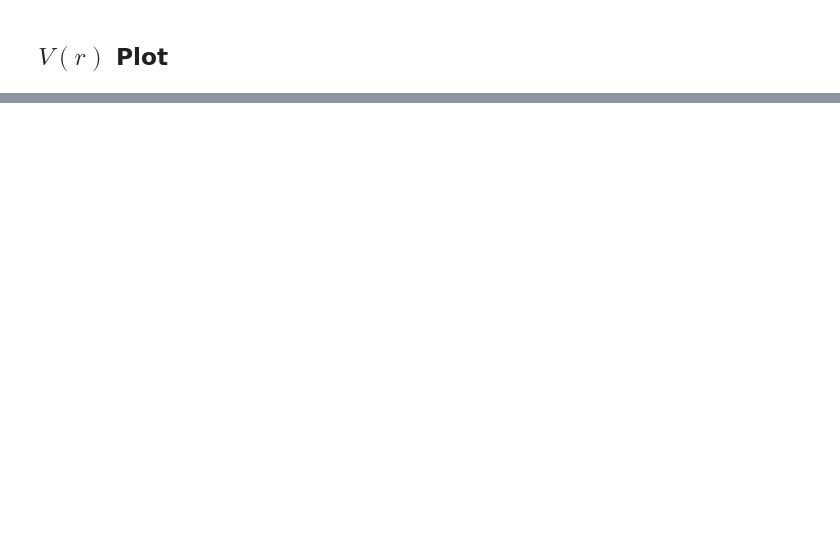
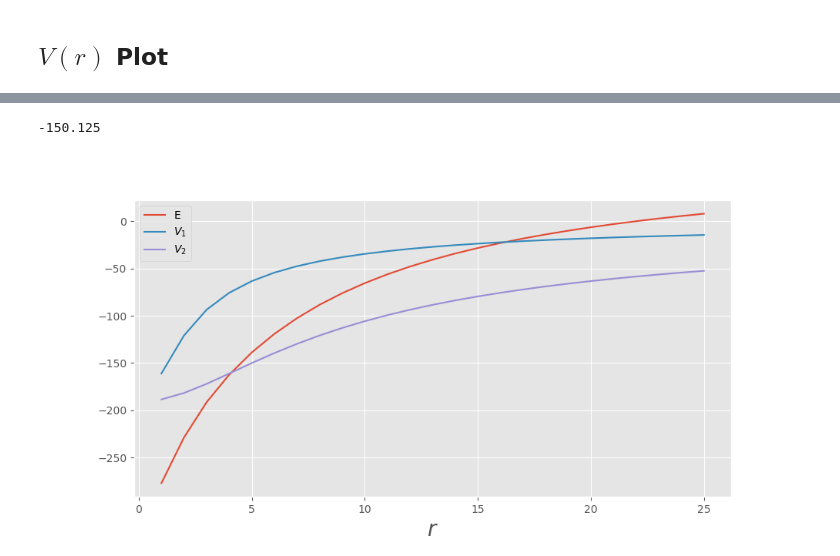
Before and after one commit to Mephisto-000/SMBBH, a Jupyter notebook: demo/potential.ipynb, the cells around one changed output, grey strips where cells are left out. Saved outputs shown, nothing was run; the diff lists cells and outputs as text; code cells hidden in the pictures; blank space fills up the shorter version.

```diff
--- a/demo/potential.ipynb
+++ b/demo/potential.ipynb
@@ -55,0 +69,14 @@ plt.show()
+# %%
+Ui = (0.5**3) + c*(np.arctan(radius_unit*0.5)/(radius_unit*0.5))
+
+# E total c:
+egy_total_c = 2*Ui
+
+# A:
+A = 2  # 12
+
+# E total:
+egy_total = -egy_total_c/A
+print(np.round(egy_total, 4))
+# %% [output]
+-150.125
@@ -55,0 +90,43 @@ plt.show()
+# %%
+# p1_v0 = vo1_0 + E_contro_p1
+# p2_v0 = vo2_0 + E_contro_p2
+p1_v0 = np.array([0.0, np.sqrt(-E_contro_p1), 0.0])
+p2_v0 = np.array([0.0, - np.sqrt(-E_contro_p2), 0.0])
+
+mass1 = 0.2
+mass2 = 0.8
+
+r_range = np.linspace(1, 25, 25)
+
+radius1 = list(mass2*r_range )
+radius2 = list(mass1*r_range )
+
+E1_list = []
+for r in radius1:
+    E1 = 0.5*(p1_v0[1]**2) - (mass1**3 / r) + V(r, c)
+    E1_list.append(E1)
+
+E2_list = []
+for r in radius2:
+    E2 = 0.5*(p2_v0[1]**2) - (mass2**3 / r) + V(r, c)
+    E2_list.append(E2)
+
+V1 = [V(r, c) for r in radius1]
+V2 = [V(r, c) for r in radius2]
+
+E_total_list = []
+for E1, E2 in zip(E1_list, E2_list):
+    Et = E1 + E2
+    E_total_list.append(Et)
+# %%
+plt.figure(figsize=(10, 5))
+plt.subplot()
+plt.plot(r_range, E_total_list, label=r"E")
+plt.plot(r_range, V1, label=r"$V_{1}$")
+plt.plot(r_range, V2, label=r"$V_{2}$")
+plt.xlabel(r"$r$", fontsize=20)
+# plt.ylabel(r"$V(r)$        ", fontsize=20, rotation=0)
+plt.legend()
+plt.show()
+# %% [output]
+[figure, added]
```
Also changed, not shown: parts of 12 cells of this notebook, 3 other files.
